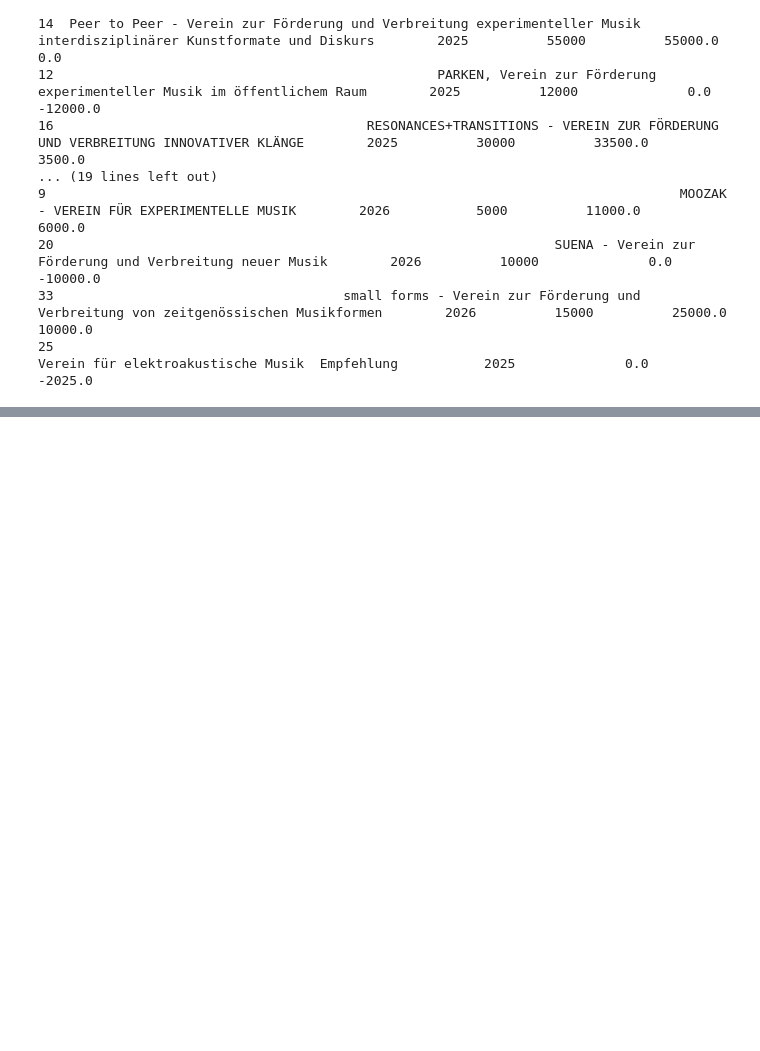
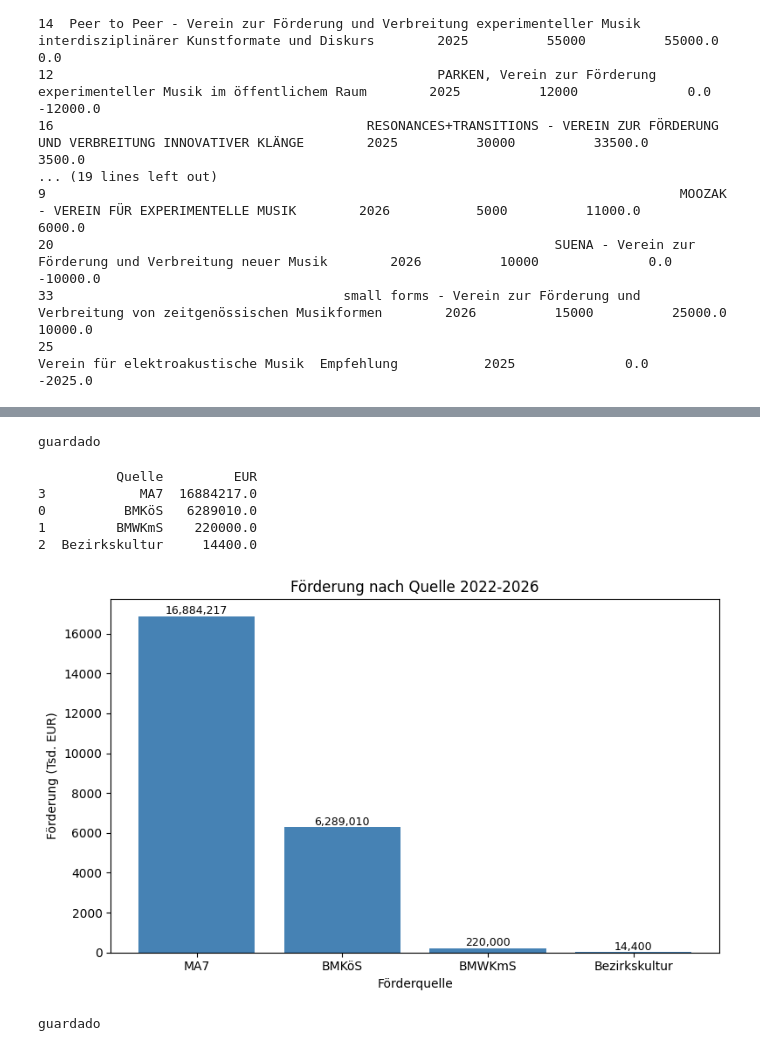
Before and after one commit to n7krk/musikoekosysteme-wien, a Jupyter notebook: cruce.ipynb, the cells around one changed output, grey strips where cells are left out. Drawn from its saved outputs; the diff is of its cells as text; code cells hidden in the pictures; blank space fills up the shorter version.

```diff
--- a/cruce.ipynb
+++ b/cruce.ipynb
@@ -969,0 +1051,4 @@ print(cruce_año[['Verein_matched', 'Jahr', 'EUR_empfohlen', 'EUR_beschlossen',
+# %%
+with open('dataset.csv', encoding='utf-8-sig') as f:
+    print(f.readline())
+    print(f.readline())
@@ -969,0 +1464,38 @@ print(cruce_año[['Verein_matched', 'Jahr', 'EUR_empfohlen', 'EUR_beschlossen',
+# %%
+actor_jahre[['Verein', 'n_jahre', '2022', '2023', '2024', 'kontinuierlich_2224']].to_csv('continuidad_actores.csv', index=False)
+print("guardado")
+# %% [output]
+guardado
+# %%
+fuentes = vereine[vereine['Typ'] == 'Beschluss'].copy()
+fuentes['Betrag_EUR'] = pd.to_numeric(fuentes['Betrag_EUR'], errors='coerce')
+
+por_fuente = fuentes.groupby('Foerderung_ref')['Betrag_EUR'].sum().reset_index()
+por_fuente.columns = ['Quelle', 'EUR']
+por_fuente = por_fuente.sort_values('EUR', ascending=False)
+print(por_fuente)
+# %% [output]
+          Quelle         EUR
+3            MA7  16884217.0
+0          BMKöS   6289010.0
+1         BMWKmS    220000.0
+2  Bezirkskultur     14400.0
+# %%
+fig, ax = plt.subplots(figsize=(8, 5))
+
+ax.bar(por_fuente['Quelle'], por_fuente['EUR'] / 1000, color='steelblue')
+ax.set_ylabel('Förderung (Tsd. EUR)')
+ax.set_xlabel('Förderquelle')
+ax.set_title('Förderung nach Quelle 2022-2026')
+
+for i, row in por_fuente.iterrows():
+    ax.text(row['Quelle'], row['EUR']/1000 + 100, f"{int(row['EUR']):,}",
+            ha='center', fontsize=9)
+
+plt.tight_layout()
+plt.savefig('grafica_fuentes_financiacion.png', dpi=150)
+plt.show()
+print("guardado")
+# %% [output]
+[figure, added]
+guardado
```
Also changed, not shown: parts of 33 cells of this notebook, 8 other files.
